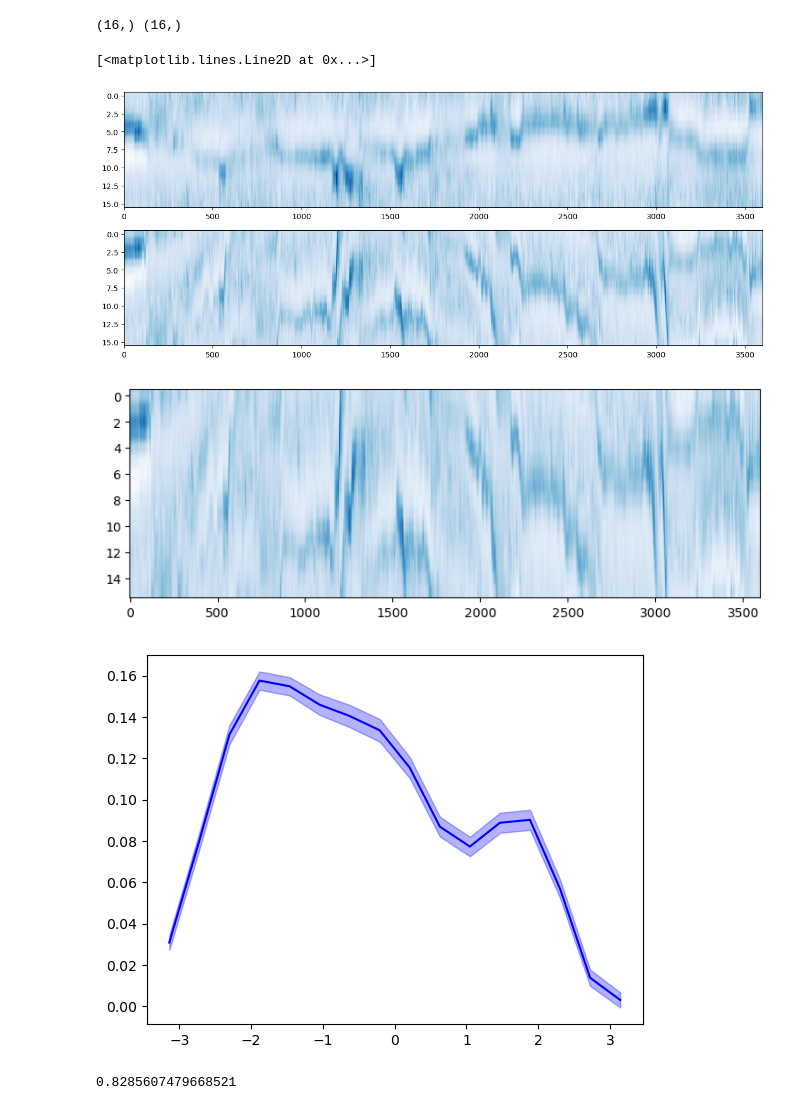
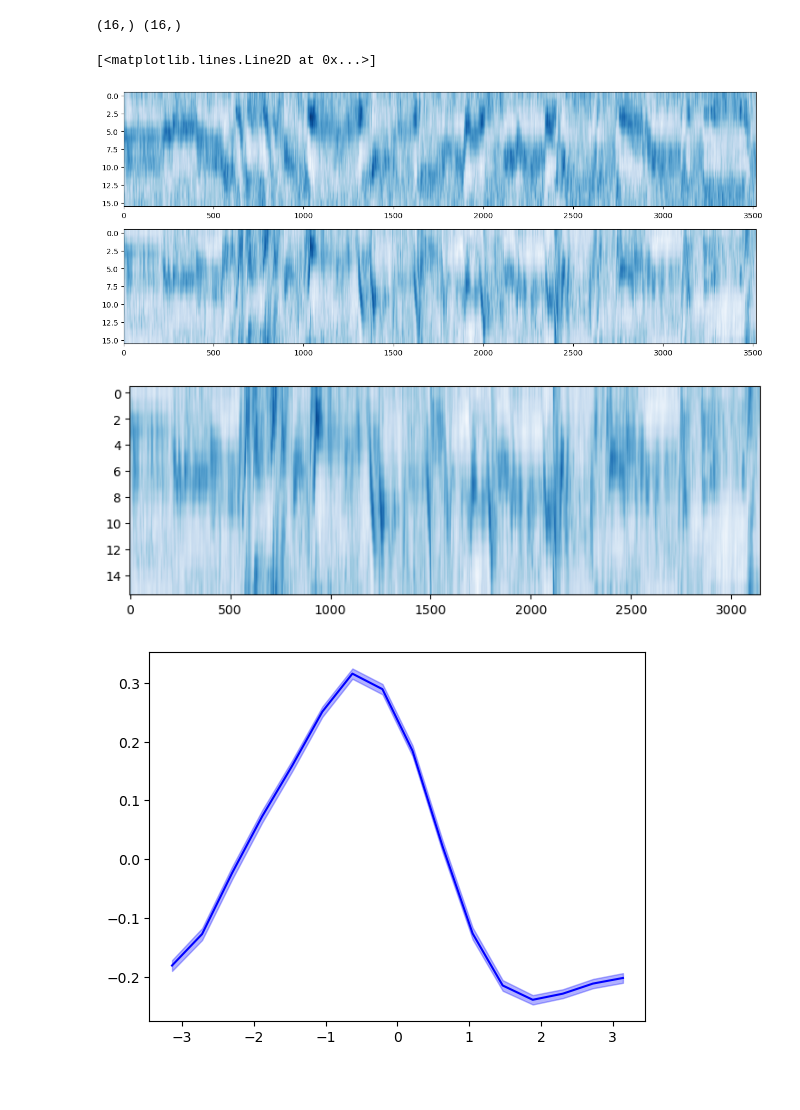
Before and after one commit to yfisher-lab/NeuromodPlasticity, a Jupyter notebook: Notebooks/SingleSessionPreprocessing.ipynb, the cells around one changed output. Saved outputs shown, nothing was run; the diff lists cells and outputs as text; code cells hidden in the pictures; blank space fills up the shorter version.

```diff
--- a/Notebooks/SingleSessionPreprocessing.ipynb
+++ b/Notebooks/SingleSessionPreprocessing.ipynb
@@ -13,12 +13,12 @@ import SessionTools.two_photon as st2p
 
 %matplotlib inline
 # %%
-session_info = {'date': "17_01_2025",
-                'genotype_dir': 'EPG_jGCaMP7f_OctB1RRNAi/control',
-                'fly': 'fly3',
-                'session': 'closed_loop-002',
-                'fictrac_scan_num':2,
-                'fictrac_dat_file' : 'fictrac-20250117_095048.dat',
+session_info = {'date': "29_03_2024",
+                'genotype_dir': 'R60D05LexA_jGCaMP7b_R18B05Gal4_TBHRNAi/rnai_67968',
+                'fly': 'fly2',
+                'session': 'closed_loop-000',
+                'fictrac_scan_num':1,
+                'fictrac_dat_file' : 'fictrac-20250129_113035.dat',
                 'full_genotype': '',
                 'ecl date': '',
                 'notes': ''}
@@ -26,16 +26,17 @@ session_info = {'date': "17_01_2025",
 
 session_info['fictrac_dir']= f"/media/mplitt/SSD_storage/fictrac_folder/{session_info['genotype_dir']}/{session_info['date']}/{session_info['fly']}"
 bruker_folder = pathlib.PurePath('/media/mplitt/SSD_storage/2PData')
-# pkl_path = pathlib.PurePath(f"/media/mplitt/SSD_storage/fictrac_folder/{session_info['genotype_dir']}/{session_info['date']}/{session_info['fly']}/fly1_1_scan0.pkl")
+# pkl_path = pathlib.PurePath(f"/media/mplitt/SSD_storage/fictrac_folder/{session_info['genotype_dir']}/{session_info['date']}/{session_info['fly']}/fly3_1_scan0.pkl")
 
 pp = st2p.preprocessing.EBImagingSession(session_info = session_info,
                                          bruker_base_dir = bruker_folder,
                                          fictrac_dir = session_info['fictrac_dir'],
                                          fictrac_dat_file = session_info['fictrac_dat_file'],
-                                         fictrac_scan_num = session_info['fictrac_scan_num'])
-                                         # fictrac_pkl_path=pkl_path)
+                                         fictrac_scan_num = session_info['fictrac_scan_num'],
+                                         # fictrac_pkl_path=pkl_path,
+                                        )
 # %%
-if False:
+if True:
     gd = session_info['genotype_dir']
     d = session_info['date']
     f = session_info['fly']
@@ -120,7 +125,7 @@ ax.plot(y_sm[-1,0,:])
 # %%
 fig, ax= plt.subplots(4,1, figsize=[15,6], sharex=True)
 ax[0].imshow(y_sm_dm[-1,::-1,:], aspect='auto', cmap= 'Blues', vmin=-1,vmax=1)#, vmin=-1,vmax=1)
-ax[1].imshow(y_sm[-1,::-1,:], aspect='auto', cmap= 'Blues', vmin=-.1,vmax=.8)#, vmin=-1,vmax=1)
+ax[1].imshow(y_sm[-1,::-1,:], aspect='auto', cmap= 'Blues')#, vmin=-.1,vmax=.8)#, vmin=-1,vmax=1)
 # ax[0].imshow(y_sm_dm[-1,::-1,:], aspect='auto', cmap= 'Blues') #, vmin=-1,vmax=1)#, vmin=-1,vmax=1)
 # ax[0].scatter(np.arange(y.shape[-1]), 15*(heading+np.pi)/2/np.pi)
 ax[0].set_xlabel('EB Wedge')
@@ -138,8 +143,8 @@ ax[3].scatter(x[:]-x[0], offset[:])
 ax[3].set_ylabel('Offset')
 # fig.savefig('/media/mplitt/SSD_storage/fig_scratch/LabMeetings/05_09_2024/hm4d_pilot.pdf')
 dh = np.angle(np.exp(1j*np.ediff1d(pp.voltage_recording_aligned[' Heading'].to_numpy(), to_end=0)))
-mask = (np.abs(dh)>.00) #& ((heading>.5) | (heading<-.5) )
+mask = ((heading>.5) | (heading<-.5) ) #& (dh <.1)
 fig, ax= plt.subplots()
 ax.hist(offset)
-ax.set_title(sp.stats.circvar(offset[mask]))
+ax.set_title(sp.stats.circvar(offset))
 # %% [output]
@@ -149,37 +154,35 @@ Text(0.5, 1.0, '0.8285607479668521')
 # %%
 heading_ind = ((n_rois-1)*(heading+np.pi)/2/np.pi).astype(int)
 # print(heading_ind, y_sm.shape)
 
 y_sm_heading_aligned = np.zeros_like(y_sm)
 for ind in range(heading.shape[0]):
     y_sm_heading_aligned[-1,:,ind] = np.roll(y_sm[-1,:,ind], -heading_ind[ind])
 
 fig, ax= plt.subplots(2,1, figsize=[15,6])
-ax[0].imshow(y_sm[-1,:, :] , cmap='Blues',aspect='auto') #',vmin=-.1,vmax=.3)
+# ax[0].imshow(y_sm[-1,:, :] , cmap='Blues',aspect='auto') #',vmin=-.1,vmax=.3)
 ax[1].imshow(y_sm_heading_aligned[-1,:,:], cmap='Blues',aspect='auto')#,vmin=-.1,vmax=.3)
-# ax[0].imshow(y_sm[0,:, :] - y_sm[0,:,:].mean(axis=0), cmap='Blues',aspect='auto')
+ax[0].imshow(y_sm[0,:, :] - y_sm[0,:,:].mean(axis=0), cmap='Blues',aspect='auto')
 # ax[1].imshow(y_sm_heading_aligned[0,:,:] - y_sm[0,:,:].mean(axis=0), cmap='Blues',aspect='auto')
 
 # y_sm_ha = y
 mu = y_sm_heading_aligned[:,:,mask].mean(axis=-1)[-1,:]
 sem = sp.stats.sem(y_sm_heading_aligned[:,:,mask], axis=-1)[-1,:]
 print(mu.shape, sem.shape)
 fig, ax = plt.subplots(figsize=[9,3])
 ax.imshow(y_sm_heading_aligned[:,:,mask][-1,:,:], cmap='Blues', aspect='auto')#, vmin=-.3, vmax=.1)
 
 fig, ax= plt.subplots()
 ax.fill_between(np.linspace(-np.pi, np.pi, num=n_rois), mu-sem, mu+sem, alpha=.3, color='blue')
 ax.plot(np.linspace(-np.pi, np.pi, num=n_rois), mu, color='blue')
 # %% [output]
 (16,) (16,)
 [<matplotlib.lines.Line2D at 0x...>]
-[figure, old version]
+[figure, new version]
-[figure, old version]
+[figure, new version]
-[figure, old version]
+[figure, new version]
 # %%
 print(sp.stats.circvar(offset[mask]))
-# %% [output]
-0.8285607479668521
 # %%
 fig, ax = plt.subplots()
 dh = np.angle(np.exp(1j*np.ediff1d(pp.voltage_recording_aligned[' Heading'].to_numpy(), to_end=0)))
```
Also changed, not shown: parts of 10 cells of this notebook, 5 other files.
